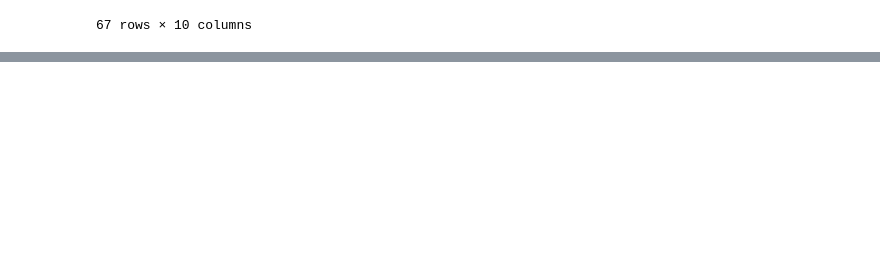
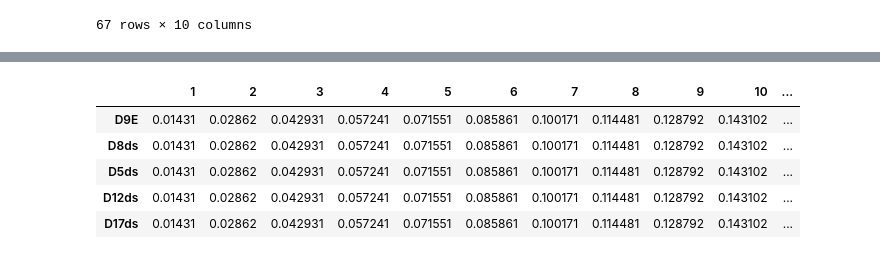
Before and after one commit to 27410/group-assingment-team-10, a Jupyter notebook: Y_lipolytica_scaffold_model/Gene prediction targets.ipynb, the cells around one changed output, grey strips where cells are left out. Saved outputs shown, nothing was run; the diff lists cells and outputs as text; code cells hidden in the pictures; blank space fills up the shorter version.

```diff
--- a/Y_lipolytica_scaffold_model/Gene prediction targets.ipynb
+++ b/Y_lipolytica_scaffold_model/Gene prediction targets.ipynb
@@ -85,0 +128,10 @@ df
+# %%
+#lowest flux reactions
+target_reactions_df.tail()
+# %% [output]
+|  | 1 | 2 | 3 | 4 | 5 | 6 | 7 | 8 | 9 | 10 | ... |
+| D9E | 0.01431 | 0.02862 | 0.042931 | 0.057241 | 0.071551 | 0.085861 | 0.100171 | 0.114481 | 0.128792 | 0.143102 | ... |
+| D8ds | 0.01431 | 0.02862 | 0.042931 | 0.057241 | 0.071551 | 0.085861 | 0.100171 | 0.114481 | 0.128792 | 0.143102 | ... |
+| D5ds | 0.01431 | 0.02862 | 0.042931 | 0.057241 | 0.071551 | 0.085861 | 0.100171 | 0.114481 | 0.128792 | 0.143102 | ... |
+| D12ds | 0.01431 | 0.02862 | 0.042931 | 0.057241 | 0.071551 | 0.085861 | 0.100171 | 0.114481 | 0.128792 | 0.143102 | ... |
+| D17ds | 0.01431 | 0.02862 | 0.042931 | 0.057241 | 0.071551 | 0.085861 | 0.100171 | 0.114481 | 0.128792 | 0.143102 | ... |
```
Also changed, not shown: parts of 8 cells of this notebook, 2 other files.
